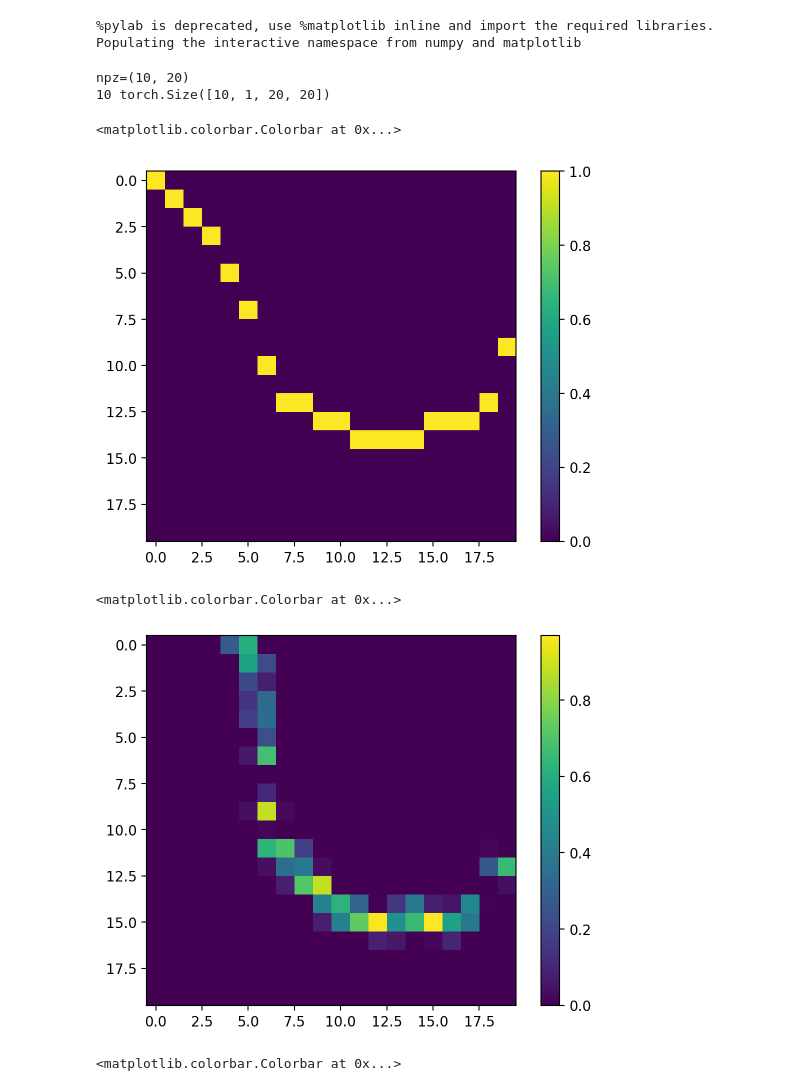
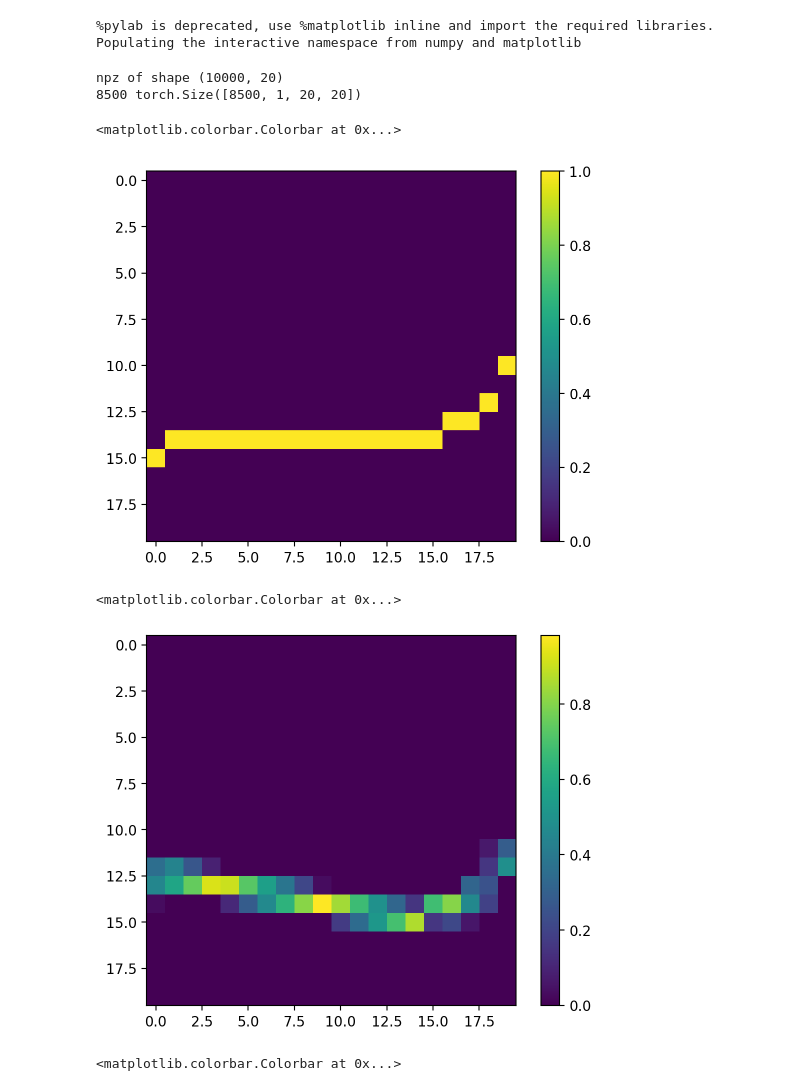
Before and after one commit to alizma/symmetry_learning, a Jupyter notebook: ode_rotation_discover.ipynb, the cells around one changed output. Drawn from its saved outputs; the diff is of its cells as text; code cells hidden in the pictures.

```diff
--- a/ode_rotation_discover.ipynb
+++ b/ode_rotation_discover.ipynb
@@ -27,12 +27,13 @@ class FixedRot(datasets.VisionDataset):
         if fp is not None:
             npz = fp
             resx = np.linspace(-2., 1., 20)
-            self.data = np.zeros([10, 1, DIM, DIM])
-            for i in range(0, 10):
+            self.data = np.zeros([N, 1, DIM, DIM])
+            for i in range(0, N):
                 #print(type(npz[i]), npz[i])
                 resy = (np.rint(npz[i]*9)).astype(int) // 2
                 resy = -resy + 9
                 for xi in range(0, DIM):
+                    #print(xi, resy.shape)
                     self.data[i][0][resy[xi]][xi] = 1.
 
         self.data = torch.Tensor(self.data)
@@ -65,28 +66,31 @@ class FixedRot(datasets.VisionDataset):
 # %%
 test_rot = FixedRot
 
-npz = np.load("ode10x20.npz")
-print(f"npz={npz['arr_0'].shape}")
+#npz = np.load("ode10x20.npz")
+npz = np.load("ode10000x20.npz")
 
-ang_n = 10
+npzshape = npz['arr_0'].shape
+print(f"npz of shape {npzshape}")
+
+ang_n = 18
 ang = pi/ang_n
-dataset1 = test_rot('../data', fp=npz['arr_0'], N=10, train=True, size=(DIM,DIM), angle=ang)
+dataset1 = test_rot('../data', fp=npz['arr_0'], N=8500, train=True, size=(DIM,DIM), angle=ang)
 
-data, data_rot = dataset1.__getitem__(9)
+data, data_rot = dataset1.__getitem__(2000)
 
 imshow(data.squeeze())
 colorbar()
 # %% [output]
-npz=(10, 20)
-10 torch.Size([10, 1, 20, 20])
+npz of shape (10000, 20)
+8500 torch.Size([8500, 1, 20, 20])
 <matplotlib.colorbar.Colorbar at 0x...>
-[figure, old version]
+[figure, new version]
 # %%
 imshow(data_rot.squeeze())
 colorbar()
 # %% [output]
 <matplotlib.colorbar.Colorbar at 0x...>
-[figure, old version]
+[figure, new version]
 # %%
 # exact rotation generator
 L0 = lambda d,z: sum([2*pi*p/d**2 * sin(2*pi*p/d *z) for p in arange(-d/2+1,d/2)], axis=0)
```
Also changed, not shown: parts of 11 cells of this notebook, 3 other files.
